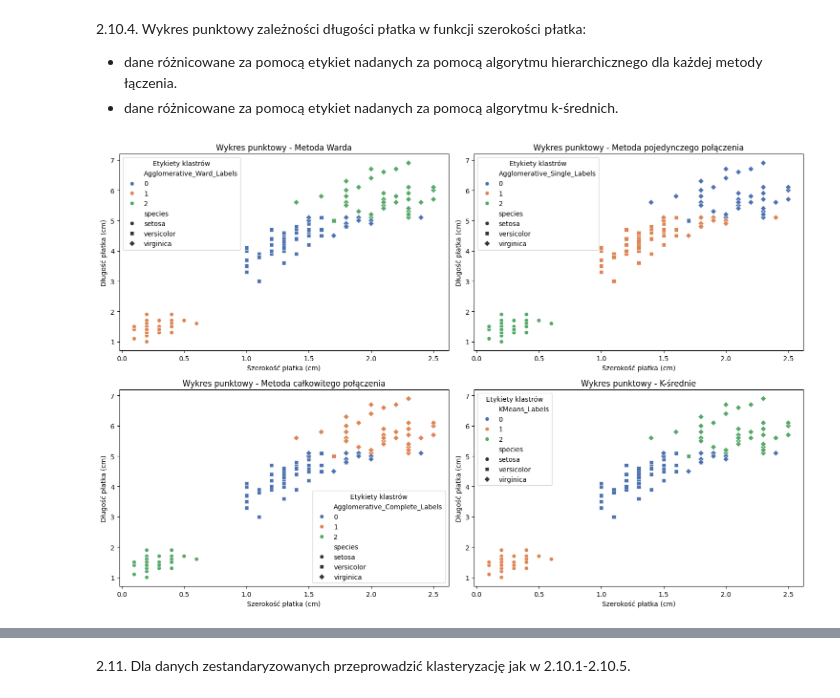
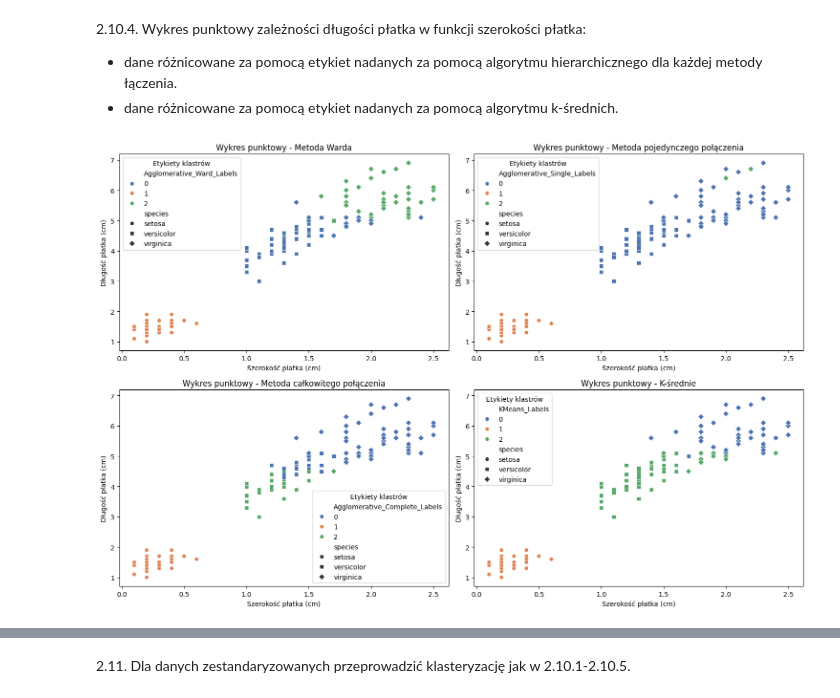
Before and after one commit to juliaduch/maszynowa_analiza_danych, a Jupyter notebook: Duch_Julia_LMAD_PSI_L4.ipynb, the cells around one changed output, grey strips where cells are left out. Drawn from its saved outputs; the diff is of its cells as text; code cells hidden in the pictures.

```diff
--- a/Duch_Julia_LMAD_PSI_L4.ipynb
+++ b/Duch_Julia_LMAD_PSI_L4.ipynb
@@ -308,7 +308,7 @@ plt.show()
 # %%
 # 2.10.2 - Algorytm k-średnich dla 3 grup
 kmeans = KMeans(n_clusters=3, random_state=42)
-kmeans.fit(iris_df.drop(columns=['species']))
+kmeans.fit(df_iris)
 
 iris_df['KMeans_Labels'] = kmeans.labels_
 
@@ -324,21 +324,3 @@ plt.show()
 [figure]
 # %% [markdown]
 2.10.3. Jaki jest wynik profilu dla poszczególnych rozwiązań uzyskanych metodą aglomeracyjną, a jaki jest wynik profilu dla rozwiązań metodą k-średnich?
-# %%
-n_clusters = 3
-agglom = AgglomerativeClustering(n_clusters=n_clusters, linkage='ward')
-iris_df['Agglomerative_Labels'] = agglom.fit_predict(iris_df.drop(columns=['species']))
-
-# Klastrowanie k-średnich
-kmeans = KMeans(n_clusters=n_clusters, random_state=42)
-iris_df['KMeans_Labels'] = kmeans.fit_predict(iris_df.drop(columns=['species']))
-
-# Wynik profilu dla metody aglomeracyjnej
-agglo_profile = iris_df.groupby('Agglomerative_Labels').mean(numeric_only=True)
-print("Profil dla klastrów aglomeracyjnych:")
-print(agglo_profile)
-
-# Wynik profilu dla metody k-średnich
-kmeans_profile = iris_df.groupby('KMeans_Labels').mean(numeric_only=True)
-print("\nProfil dla klastrów k-średnich:")
-print(kmeans_profile)
@@ -362,0 +327,14 @@ KMeans_Labels
+# %%
+agg_clustering = AgglomerativeClustering(n_clusters=3)
+iris_df['agg_cluster'] = agg_clustering.fit_predict(df_iris)
+
+profil_agg = df_iris.groupby(iris_df['agg_cluster']).mean()
+print("Profil dla klastrów aglomeracyjnych:")
+print(profil_agg)
+
+kmeans = KMeans(n_clusters=3, random_state=42)
+iris_df['kmeans_cluster'] = kmeans.fit_predict(df_iris)
+
+profil_kmeans = df_iris.groupby(iris_df['kmeans_cluster']).mean()
+print("Profil dla klastrów k-średnich:")
+print(profil_kmeans)
@@ -368,19 +359,19 @@ dla każdej metody łączenia.
 # %%
 # Klastrowanie aglomeracyjne - metoda Warda
 agglom_ward = AgglomerativeClustering(n_clusters=n_clusters, linkage='ward')
-iris_df['Agglomerative_Ward_Labels'] = agglom_ward.fit_predict(iris_df.drop(columns=['species']))
+iris_df['Agglomerative_Ward_Labels'] = agglom_ward.fit_predict(df_iris)
 
 # Klastrowanie aglomeracyjne - metoda pojedynczego połączenia
 agglom_single = AgglomerativeClustering(n_clusters=n_clusters, linkage='single')
-iris_df['Agglomerative_Single_Labels'] = agglom_single.fit_predict(iris_df.drop(columns=['species']))
+iris_df['Agglomerative_Single_Labels'] = agglom_single.fit_predict(df_iris)
 
 # Klastrowanie aglomeracyjne - metoda całkowitego połączenia
 agglom_complete = AgglomerativeClustering(n_clusters=n_clusters, linkage='complete')
-iris_df['Agglomerative_Complete_Labels'] = agglom_complete.fit_predict(iris_df.drop(columns=['species']))
+iris_df['Agglomerative_Complete_Labels'] = agglom_complete.fit_predict(df_iris)
 
 # Klastrowanie k-średnich
 kmeans = KMeans(n_clusters=n_clusters, random_state=42)
-iris_df['KMeans_Labels'] = kmeans.fit_predict(iris_df.drop(columns=['species']))
+iris_df['KMeans_Labels'] = kmeans.fit_predict(df_iris)
 
 # Wykresy punktowe
 plt.figure(figsize=(15, 10))
@@ -393,31 +384,31 @@ plt.xlabel('Szerokość płatka (cm)')
 plt.ylabel('Długość płatka (cm)')
 plt.legend(title='Etykiety klastrów')
 
 # Wykres dla metody pojedynczego połączenia
 plt.subplot(2, 2, 2)
 sns.scatterplot(data=iris_df, x='petal_width', y='petal_length', hue='Agglomerative_Single_Labels', palette='deep', style='species', markers=['o', 's', 'D'])
 plt.title('Wykres punktowy - Metoda pojedynczego połączenia')
 plt.xlabel('Szerokość płatka (cm)')
 plt.ylabel('Długość płatka (cm)')
 plt.legend(title='Etykiety klastrów')
 
 # Wykres dla metody całkowitego połączenia
 plt.subplot(2, 2, 3)
 sns.scatterplot(data=iris_df, x='petal_width', y='petal_length', hue='Agglomerative_Complete_Labels', palette='deep', style='species', markers=['o', 's', 'D'])
 plt.title('Wykres punktowy - Metoda całkowitego połączenia')
 plt.xlabel('Szerokość płatka (cm)')
 plt.ylabel('Długość płatka (cm)')
 plt.legend(title='Etykiety klastrów')
 
 # Wykres dla k-średnich
 plt.subplot(2, 2, 4)
 sns.scatterplot(data=iris_df, x='petal_width', y='petal_length', hue='KMeans_Labels', palette='deep', style='species', markers=['o', 's', 'D'])
 plt.title('Wykres punktowy - K-średnie')
 plt.xlabel('Szerokość płatka (cm)')
 plt.ylabel('Długość płatka (cm)')
 plt.legend(title='Etykiety klastrów')
 
 plt.tight_layout()
 plt.show()
 # %% [output]
-[figure, old version]
+[figure, new version]
```
Also changed, not shown: parts of 11 cells of this notebook.
